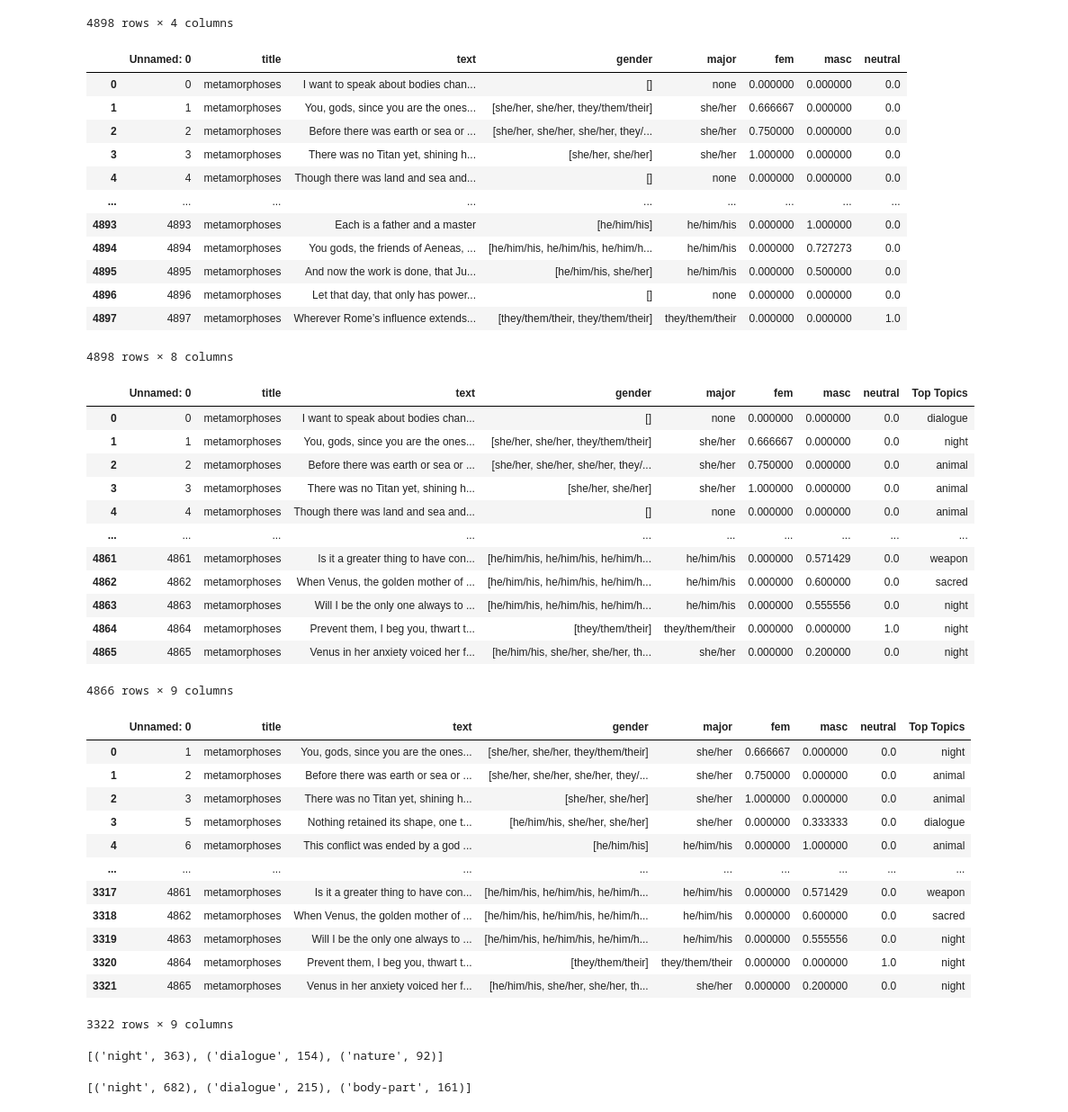
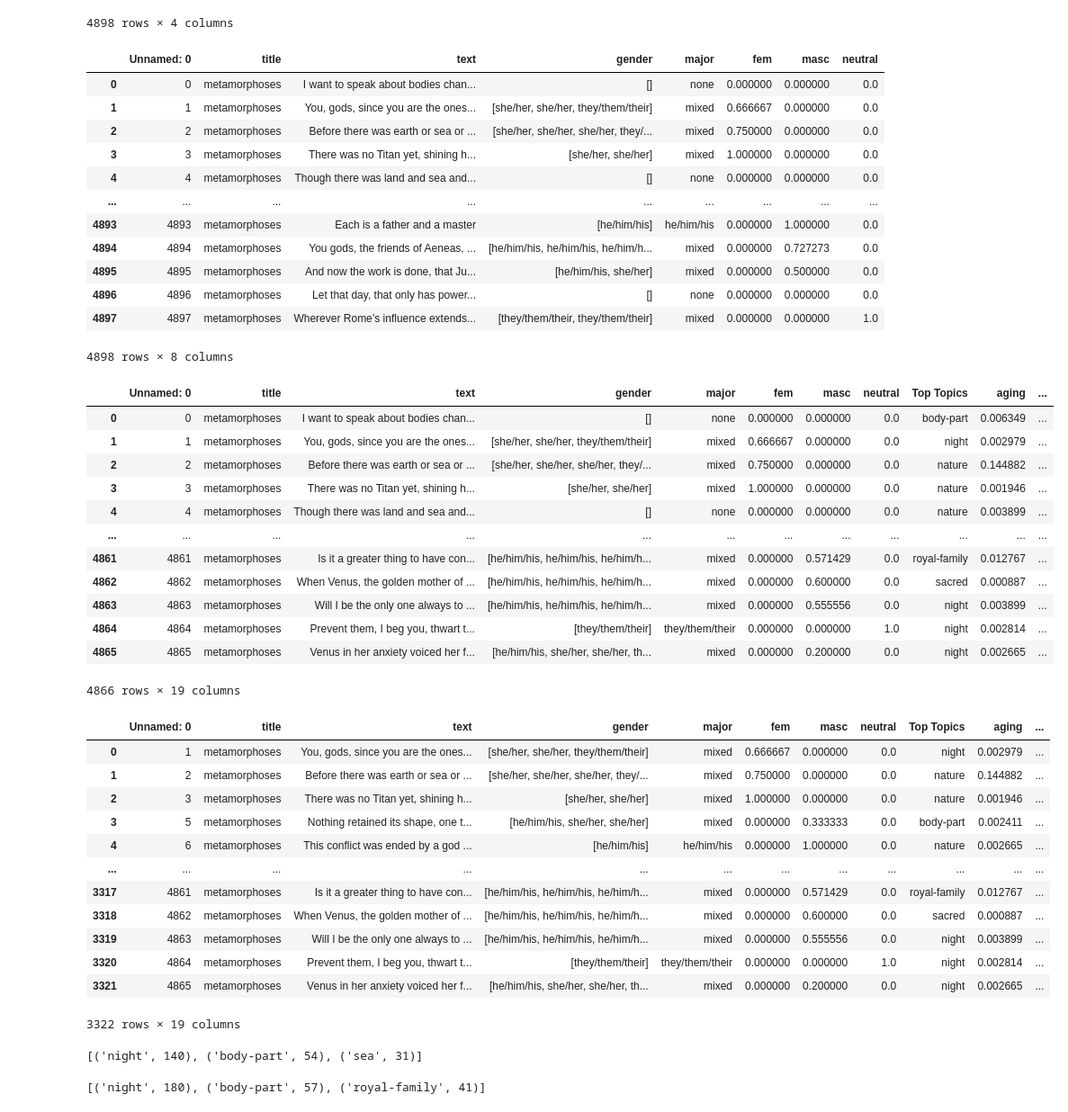
Before and after one commit to chtmp223/gender_power, a Jupyter notebook: topic-modeling/lda-analysis.ipynb, the cells around one changed output. Shown at 90% size. Saved outputs shown, nothing was run; the diff lists cells and outputs as text; code cells hidden in the pictures.

```diff
--- a/topic-modeling/lda-analysis.ipynb
+++ b/topic-modeling/lda-analysis.ipynb
@@ -44,7 +45,7 @@ for i, t in enumerate(topic_keys):
 9        sea waters waves river wild water nymphs woods deep wind
 # %%
 # Handlabeling the topics ----
-topic_labels = ['golden-tree', 'royal-family', 'body-part', 'animal', 'sea', 'dialogue', 'night', 'weapon', 'sacred', 'nature']
+topic_labels = ['aging', 'time-nature', 'fight', 'nature', 'golden-tree', 'body-part', 'night', 'royal-family', 'sacred', 'sea']
 naming = {topic_labels[i]: top_10[i] for i in range(len(top_10))}
 naming
 # %% [output]
@@ -140,8 +141,8 @@ for item in gender:
   else:
     counter = dict(Counter(item))
     counter_perc = {k: v / len(item) for k, v in counter.items()}
-    count = sorted(counter.items(), key=lambda x:x[1], reverse=True)[0][0]
-    labels.append(count)
+    #count = sorted(counter.items(), key=lambda x:x[1], reverse=True)[0][0]
+    labels.append("mixed")
     if 'he/him/his' in item:
       masc.append(counter_perc['he/him/his'])
       fem.append(0)
@@ -162,60 +163,65 @@ docs
 # %% [output]
 |  | Unnamed: 0 | title | text | gender | major | fem | masc | neutral |
 | 0 | 0 | metamorphoses | I want to speak about bodies chan... | [] | none | 0.000000 | 0.000000 | 0.0 |
-| 1 | 1 | metamorphoses | You, gods, since you are the ones... | [she/her, she/her, they/them/their] | she/her | 0.666667 | 0.000000 | 0.0 |
-| 2 | 2 | metamorphoses | Before there was earth or sea or ... | [she/her, she/her, she/her, they/... | she/her | 0.750000 | 0.000000 | 0.0 |
-| 3 | 3 | metamorphoses | There was no Titan yet, shining h... | [she/her, she/her] | she/her | 1.000000 | 0.000000 | 0.0 |
+| 1 | 1 | metamorphoses | You, gods, since you are the ones... | [she/her, she/her, they/them/their] | mixed | 0.666667 | 0.000000 | 0.0 |
+| 2 | 2 | metamorphoses | Before there was earth or sea or ... | [she/her, she/her, she/her, they/... | mixed | 0.750000 | 0.000000 | 0.0 |
+| 3 | 3 | metamorphoses | There was no Titan yet, shining h... | [she/her, she/her] | mixed | 1.000000 | 0.000000 | 0.0 |
 | 4 | 4 | metamorphoses | Though there was land and sea and... | [] | none | 0.000000 | 0.000000 | 0.0 |
 | ... | ... | ... | ... | ... | ... | ... | ... | ... |
 | 4893 | 4893 | metamorphoses | Each is a father and a master | [he/him/his] | he/him/his | 0.000000 | 1.000000 | 0.0 |
-| 4894 | 4894 | metamorphoses | You gods, the friends of Aeneas, ... | [he/him/his, he/him/his, he/him/h... | he/him/his | 0.000000 | 0.727273 | 0.0 |
-| 4895 | 4895 | metamorphoses | And now the work is done, that Ju... | [he/him/his, she/her] | he/him/his | 0.000000 | 0.500000 | 0.0 |
+| 4894 | 4894 | metamorphoses | You gods, the friends of Aeneas, ... | [he/him/his, he/him/his, he/him/h... | mixed | 0.000000 | 0.727273 | 0.0 |
+| 4895 | 4895 | metamorphoses | And now the work is done, that Ju... | [he/him/his, she/her] | mixed | 0.000000 | 0.500000 | 0.0 |
 | 4896 | 4896 | metamorphoses | Let that day, that only has power... | [] | none | 0.000000 | 0.000000 | 0.0 |
-| 4897 | 4897 | metamorphoses | Wherever Rome’s influence extends... | [they/them/their, they/them/their] | they/them/their | 0.000000 | 0.000000 | 1.0 |
+| 4897 | 4897 | metamorphoses | Wherever Rome’s influence extends... | [they/them/their, they/them/their] | mixed | 0.000000 | 0.000000 | 1.0 |
 4898 rows × 8 columns
 # %%
 # Get top topics for each document ----
 topic_distributions = lmw.load_topic_distributions(output_directory_path + '/mallet.topic_distributions.' + str(num_topics))
 top = []
+topic_dict = {'aging': [], 'time-nature': [], 'fight': [], 'nature': [], 'golden-tree': [], 'body-part': [], 'night': [], 'royal-family': [], 'sacred': [], 'sea': []}
 for doc in topic_distributions:
   ind_prob = {i: p for i, p in enumerate(doc)}
   top_1 = sorted(ind_prob.items(), key=lambda x:x[1], reverse=True)[0]
   top.append(list(naming.keys())[top_1[0]])
+  for i in range(len(topic_dict)):
+    topic_dict[list(naming.keys())[i]].append(doc[i])
 docs_subset = docs.copy().iloc[:len(topic_distributions), :]        # PLACEHOLDER FOR MISMATCH ERROR
 docs_subset['Top Topics'] = top
+for i in range(len(topic_dict)):
+  docs_subset[list(naming.keys())[i]] = topic_dict[list(naming.keys())[i]]
 docs_subset
 # %% [output]
-|  | Unnamed: 0 | title | text | gender | major | fem | masc | neutral | Top Topics |
-| 0 | 0 | metamorphoses | I want to speak about bodies chan... | [] | none | 0.000000 | 0.000000 | 0.0 | dialogue |
-| 1 | 1 | metamorphoses | You, gods, since you are the ones... | [she/her, she/her, they/them/their] | she/her | 0.666667 | 0.000000 | 0.0 | night |
-| 2 | 2 | metamorphoses | Before there was earth or sea or ... | [she/her, she/her, she/her, they/... | she/her | 0.750000 | 0.000000 | 0.0 | animal |
-| 3 | 3 | metamorphoses | There was no Titan yet, shining h... | [she/her, she/her] | she/her | 1.000000 | 0.000000 | 0.0 | animal |
-| 4 | 4 | metamorphoses | Though there was land and sea and... | [] | none | 0.000000 | 0.000000 | 0.0 | animal |
-| ... | ... | ... | ... | ... | ... | ... | ... | ... | ... |
-| 4861 | 4861 | metamorphoses | Is it a greater thing to have con... | [he/him/his, he/him/his, he/him/h... | he/him/his | 0.000000 | 0.571429 | 0.0 | weapon |
-| 4862 | 4862 | metamorphoses | When Venus, the golden mother of ... | [he/him/his, he/him/his, he/him/h... | he/him/his | 0.000000 | 0.600000 | 0.0 | sacred |
-| 4863 | 4863 | metamorphoses | Will I be the only one always to ... | [he/him/his, he/him/his, he/him/h... | he/him/his | 0.000000 | 0.555556 | 0.0 | night |
-| 4864 | 4864 | metamorphoses | Prevent them, I beg you, thwart t... | [they/them/their] | they/them/their | 0.000000 | 0.000000 | 1.0 | night |
-| 4865 | 4865 | metamorphoses | Venus in her anxiety voiced her f... | [he/him/his, she/her, she/her, th... | she/her | 0.000000 | 0.200000 | 0.0 | night |
+|  | Unnamed: 0 | title | text | gender | major | fem | masc | neutral | Top Topics | aging | ... |
+| 0 | 0 | metamorphoses | I want to speak about bodies chan... | [] | none | 0.000000 | 0.000000 | 0.0 | body-part | 0.006349 | ... |
+| 1 | 1 | metamorphoses | You, gods, since you are the ones... | [she/her, she/her, they/them/their] | mixed | 0.666667 | 0.000000 | 0.0 | night | 0.002979 | ... |
+| 2 | 2 | metamorphoses | Before there was earth or sea or ... | [she/her, she/her, she/her, they/... | mixed | 0.750000 | 0.000000 | 0.0 | nature | 0.144882 | ... |
+| 3 | 3 | metamorphoses | There was no Titan yet, shining h... | [she/her, she/her] | mixed | 1.000000 | 0.000000 | 0.0 | nature | 0.001946 | ... |
+| 4 | 4 | metamorphoses | Though there was land and sea and... | [] | none | 0.000000 | 0.000000 | 0.0 | nature | 0.003899 | ... |
+| ... | ... | ... | ... | ... | ... | ... | ... | ... | ... | ... | ... |
+| 4861 | 4861 | metamorphoses | Is it a greater thing to have con... | [he/him/his, he/him/his, he/him/h... | mixed | 0.000000 | 0.571429 | 0.0 | royal-family | 0.012767 | ... |
+| 4862 | 4862 | metamorphoses | When Venus, the golden mother of ... | [he/him/his, he/him/his, he/him/h... | mixed | 0.000000 | 0.600000 | 0.0 | sacred | 0.000887 | ... |
+| 4863 | 4863 | metamorphoses | Will I be the only one always to ... | [he/him/his, he/him/his, he/him/h... | mixed | 0.000000 | 0.555556 | 0.0 | night | 0.003899 | ... |
+| 4864 | 4864 | metamorphoses | Prevent them, I beg you, thwart t... | [they/them/their] | they/them/their | 0.000000 | 0.000000 | 1.0 | night | 0.002814 | ... |
+| 4865 | 4865 | metamorphoses | Venus in her anxiety voiced her f... | [he/him/his, she/her, she/her, th... | mixed | 0.000000 | 0.200000 | 0.0 | night | 0.002665 | ... |
-4866 rows × 9 columns
+4866 rows × 19 columns
 # %%
 # Retaining only documents with at least one gendered character ----
 docs_filtered = docs_subset[docs_subset['gender'].str.len() > 0].reset_index(drop=True)
 docs_filtered
 # %% [output]
-|  | Unnamed: 0 | title | text | gender | major | fem | masc | neutral | Top Topics |
-| 0 | 1 | metamorphoses | You, gods, since you are the ones... | [she/her, she/her, they/them/their] | she/her | 0.666667 | 0.000000 | 0.0 | night |
-| 1 | 2 | metamorphoses | Before there was earth or sea or ... | [she/her, she/her, she/her, they/... | she/her | 0.750000 | 0.000000 | 0.0 | animal |
-| 2 | 3 | metamorphoses | There was no Titan yet, shining h... | [she/her, she/her] | she/her | 1.000000 | 0.000000 | 0.0 | animal |
-| 3 | 5 | metamorphoses | Nothing retained its shape, one t... | [he/him/his, she/her, she/her] | she/her | 0.000000 | 0.333333 | 0.0 | dialogue |
-| 4 | 6 | metamorphoses | This conflict was ended by a god ... | [he/him/his] | he/him/his | 0.000000 | 1.000000 | 0.0 | animal |
-| ... | ... | ... | ... | ... | ... | ... | ... | ... | ... |
-| 3317 | 4861 | metamorphoses | Is it a greater thing to have con... | [he/him/his, he/him/his, he/him/h... | he/him/his | 0.000000 | 0.571429 | 0.0 | weapon |
-| 3318 | 4862 | metamorphoses | When Venus, the golden mother of ... | [he/him/his, he/him/his, he/him/h... | he/him/his | 0.000000 | 0.600000 | 0.0 | sacred |
-| 3319 | 4863 | metamorphoses | Will I be the only one always to ... | [he/him/his, he/him/his, he/him/h... | he/him/his | 0.000000 | 0.555556 | 0.0 | night |
-| 3320 | 4864 | metamorphoses | Prevent them, I beg you, thwart t... | [they/them/their] | they/them/their | 0.000000 | 0.000000 | 1.0 | night |
-| 3321 | 4865 | metamorphoses | Venus in her anxiety voiced her f... | [he/him/his, she/her, she/her, th... | she/her | 0.000000 | 0.200000 | 0.0 | night |
+|  | Unnamed: 0 | title | text | gender | major | fem | masc | neutral | Top Topics | aging | ... |
+| 0 | 1 | metamorphoses | You, gods, since you are the ones... | [she/her, she/her, they/them/their] | mixed | 0.666667 | 0.000000 | 0.0 | night | 0.002979 | ... |
+| 1 | 2 | metamorphoses | Before there was earth or sea or ... | [she/her, she/her, she/her, they/... | mixed | 0.750000 | 0.000000 | 0.0 | nature | 0.144882 | ... |
+| 2 | 3 | metamorphoses | There was no Titan yet, shining h... | [she/her, she/her] | mixed | 1.000000 | 0.000000 | 0.0 | nature | 0.001946 | ... |
+| 3 | 5 | metamorphoses | Nothing retained its shape, one t... | [he/him/his, she/her, she/her] | mixed | 0.000000 | 0.333333 | 0.0 | body-part | 0.002411 | ... |
+| 4 | 6 | metamorphoses | This conflict was ended by a god ... | [he/him/his] | he/him/his | 0.000000 | 1.000000 | 0.0 | nature | 0.002665 | ... |
+| ... | ... | ... | ... | ... | ... | ... | ... | ... | ... | ... | ... |
+| 3317 | 4861 | metamorphoses | Is it a greater thing to have con... | [he/him/his, he/him/his, he/him/h... | mixed | 0.000000 | 0.571429 | 0.0 | royal-family | 0.012767 | ... |
+| 3318 | 4862 | metamorphoses | When Venus, the golden mother of ... | [he/him/his, he/him/his, he/him/h... | mixed | 0.000000 | 0.600000 | 0.0 | sacred | 0.000887 | ... |
+| 3319 | 4863 | metamorphoses | Will I be the only one always to ... | [he/him/his, he/him/his, he/him/h... | mixed | 0.000000 | 0.555556 | 0.0 | night | 0.003899 | ... |
+| 3320 | 4864 | metamorphoses | Prevent them, I beg you, thwart t... | [they/them/their] | they/them/their | 0.000000 | 0.000000 | 1.0 | night | 0.002814 | ... |
+| 3321 | 4865 | metamorphoses | Venus in her anxiety voiced her f... | [he/him/his, she/her, she/her, th... | mixed | 0.000000 | 0.200000 | 0.0 | night | 0.002665 | ... |
-3322 rows × 9 columns
+3322 rows × 19 columns
 # %%
 # Get top topics for each gender ----
 fem_major = docs_filtered[docs_filtered['major'] == 'she/her'].reset_index(drop=True)
@@ -224,7 +230,7 @@ fem_counter = dict(Counter(fem_topics))
 fem_top = sorted(fem_counter.items(), key=lambda x:x[1], reverse=True)[:3]
 fem_top
 # %% [output]
-[('night', 363), ('dialogue', 154), ('nature', 92)]
+[('night', 140), ('body-part', 54), ('sea', 31)]
 # %%
 # Get top topics for each gender ----
 masc_major = docs_filtered[docs_filtered['major'] == 'he/him/his'].reset_index(drop=True)
@@ -233,4 +239,4 @@ masc_counter = dict(Counter(masc_topics))
 masc_top = sorted(masc_counter.items(), key=lambda x:x[1], reverse=True)[:3]
 masc_top
 # %% [output]
-[('night', 682), ('dialogue', 215), ('body-part', 161)]
+[('night', 180), ('body-part', 57), ('royal-family', 41)]
```
Also changed, not shown: parts of 5 cells of this notebook, 1 other file.
